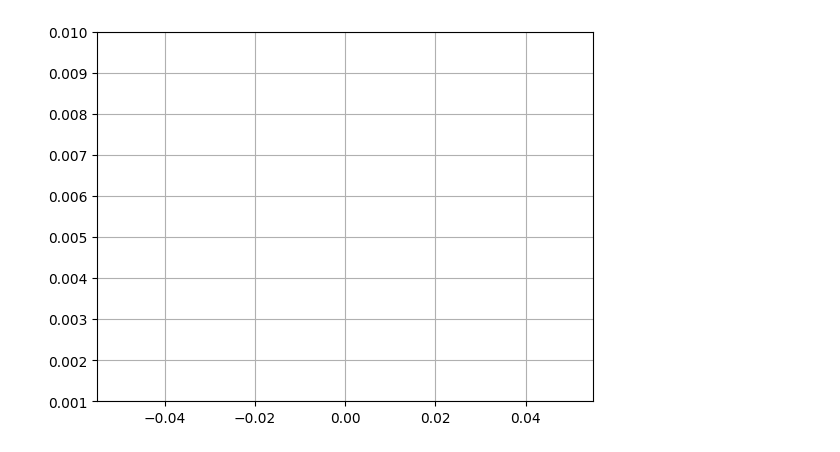
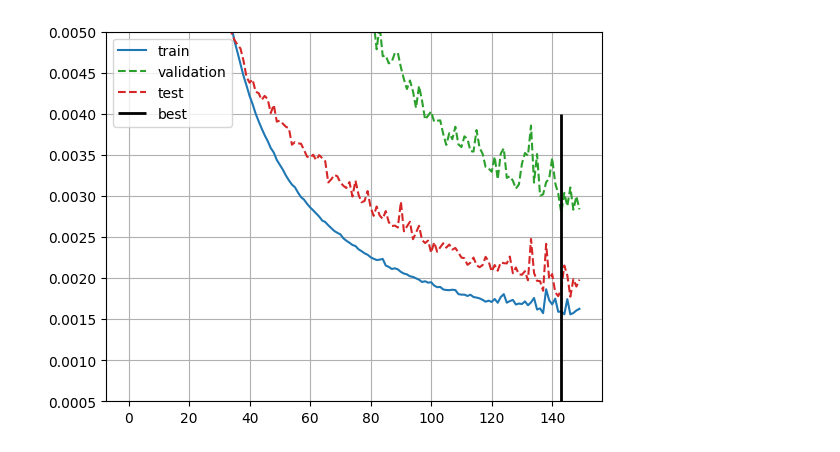
Before and after one commit to Cemempamoi/pcnn, a Jupyter notebook: scripts/lstm.ipynb, the cells around one changed output. Drawn from its saved outputs; the diff is of its cells as text; code cells hidden in the pictures.

```diff
--- a/scripts/lstm.ipynb
+++ b/scripts/lstm.ipynb
@@ -26 +16,12 @@ Index(['Solar irradiation', 'Outside temperature', 'Temperature 272',
+# %%
+## Data parameters
+data_params = dict(temperature_column=['Temperature 272', 'Temperature 273', 'Temperature 274'],
+                   power_column=['Power 272', 'Power 273', 'Power 274'],  # same order as the temperature columns above!
+                   case_column='Case',
+                   out_column='Outside temperature',
+                   neigh_column=None, # Not needed in LSTM
+                   # Put everything that is not covered by the above categories to use as data
+                   inputs_D=['Solar irradiation', 'Month sin', 'Month cos', 'Weekday', 'Timestep sin', 'Timestep cos'],
+                   outside_walls=[0, 1, 2], # Not used in LSTMs
+                   neighboring_rooms=[(0,1), (1,2)]) # Not used in LSTMs
 # %%
@@ -96,4 +75,4 @@ Creating training, validation and testing data
 # %%
-train = True
+train = Falses
 if train:
-    lstm.fit(150, print_each=50)
+    lstm.fit(150)
@@ -118,8 +79,13 @@ Training epoch 4...
 # %%
+import numpy as np
 import matplotlib.pyplot as plt
-plt.plot(lstm.train_losses, c='tab:blue')
-plt.plot(lstm.validation_losses, c='tab:green', ls='--')
-plt.ylim(0.001, 0.01)
+
+plt.plot(lstm.train_losses, c='tab:blue', label='train')
+plt.plot(lstm.validation_losses, c='tab:green', ls='--', label='validation')
+plt.plot(lstm.test_losses, c='tab:red', ls='--', label='test')
+plt.vlines(x=np.argmin(lstm.validation_losses), ymin=0.0005, ymax=0.004, color='black', lw=2, label='best')
+plt.ylim(0.0005, 0.005)
+plt.legend()
 plt.grid()
 # %% [output]
-[figure, old version]
+[figure, new version]
```
Also changed, not shown: parts of 4 cells of this notebook, 3 other files.
